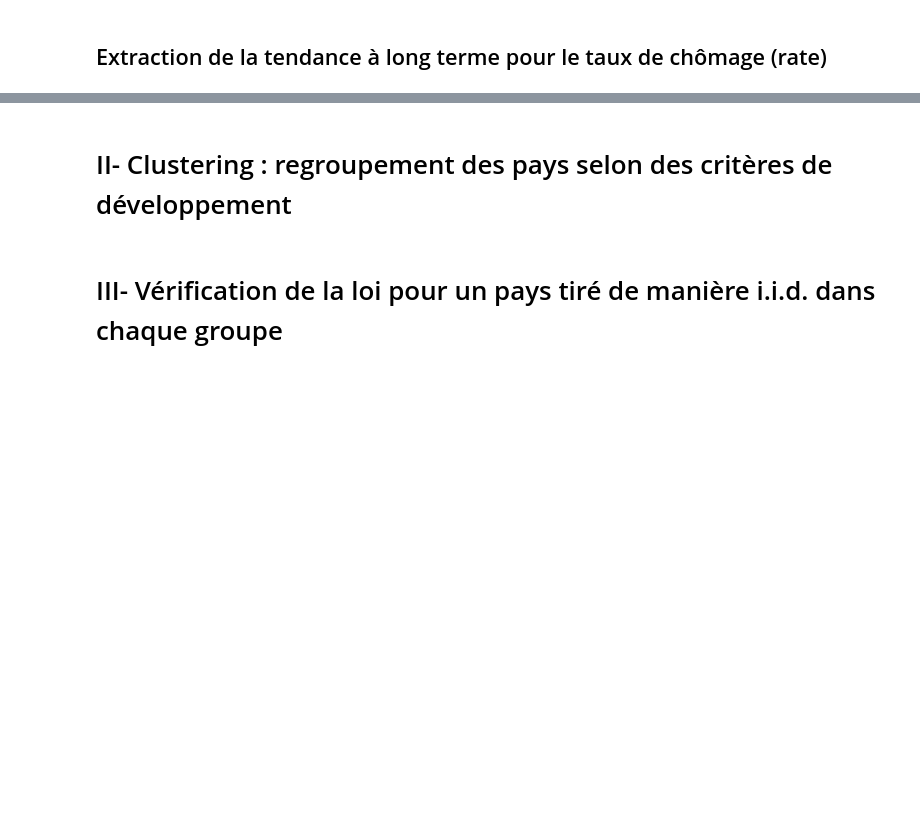
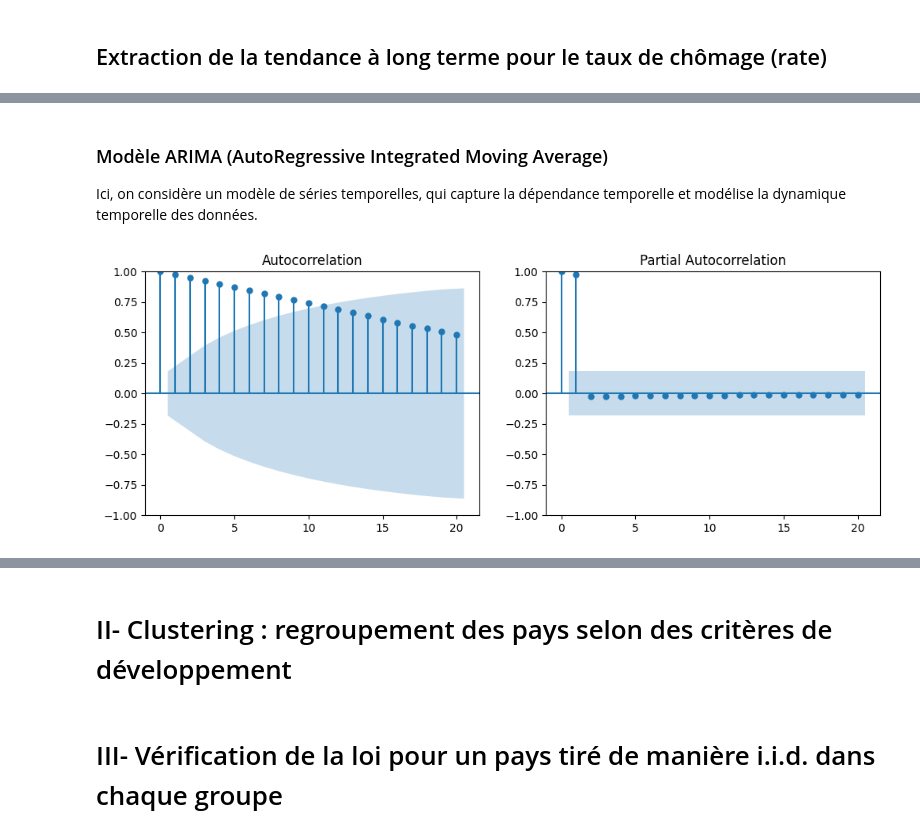
Before and after one commit to Marimar4/Projet-Python, a Jupyter notebook: monmodule/Modélisation.ipynb, the cells around one changed output, grey strips where cells are left out. Drawn from its saved outputs; the diff is of its cells as text; code cells hidden in the pictures; blank space fills up the shorter version.

Commit message:
premiers modèles

```diff
--- a/monmodule/Modélisation.ipynb
+++ b/monmodule/Modélisation.ipynb
@@ -65,0 +140,6 @@ data_moyenne = d.pd.read_csv('bases/donnees_moyennees.csv', encoding = 'latin-1'
+# %%
+dfx = nouveau_x.reset_index().rename(columns={'index': 'Dates'})
+dfx = dfx.rename(columns = {0:'rates'})
+# %%
+dfy = nouveau_y.reset_index().rename(columns={'index': 'Dates'})
+dfy = dfy.rename(columns = {0 :'gdp'})
@@ -65,0 +157,17 @@ data_moyenne = d.pd.read_csv('bases/donnees_moyennees.csv', encoding = 'latin-1'
+# %%
+# S'assurer que la colonne Dates est au format datetime
+data_Belgique['Dates'] = d.pd.to_datetime(data_Belgique['Dates'])
+
+# Ajouter une constante à vos données pour inclure l'intercept dans le modèle
+data_Belgique['const'] = 1
+
+# Spécifier les variables indépendantes (X) et dépendante (y)
+X = data_Belgique[['const', 'rates']]
+y = data_Belgique['gdp']
+
+# Créer et ajuster le modèle de régression linéaire
+model = sm.OLS(y, X)
+results = model.fit()
+
+# Afficher les résultats du modèle
+print(results.summary())
@@ -65,0 +192,17 @@ data_moyenne = d.pd.read_csv('bases/donnees_moyennees.csv', encoding = 'latin-1'
+# %% [markdown]
+### Modèle ARIMA (AutoRegressive Integrated Moving Average)
+
+Ici, on considère un modèle de séries temporelles, qui capture la dépendance temporelle et modélise la dynamique temporelle des données.
+# %%
+# AACF (AutoCorrelation Function)
+# PACF (Partial AutoCorrelation Function)
+
+from statsmodels.graphics.tsaplots import plot_acf, plot_pacf
+
+# Tracez l'ACF et PACF
+fig, ax = d.plt.subplots(1, 2, figsize=(12, 4))
+plot_acf(data_Belgique['gdp'], lags=20, ax=ax[0])
+plot_pacf(data_Belgique['gdp'], lags=20, ax=ax[1])
+d.plt.show()
+# %% [output]
+[figure, added]
```
Also changed, not shown: parts of 16 cells of this notebook.
